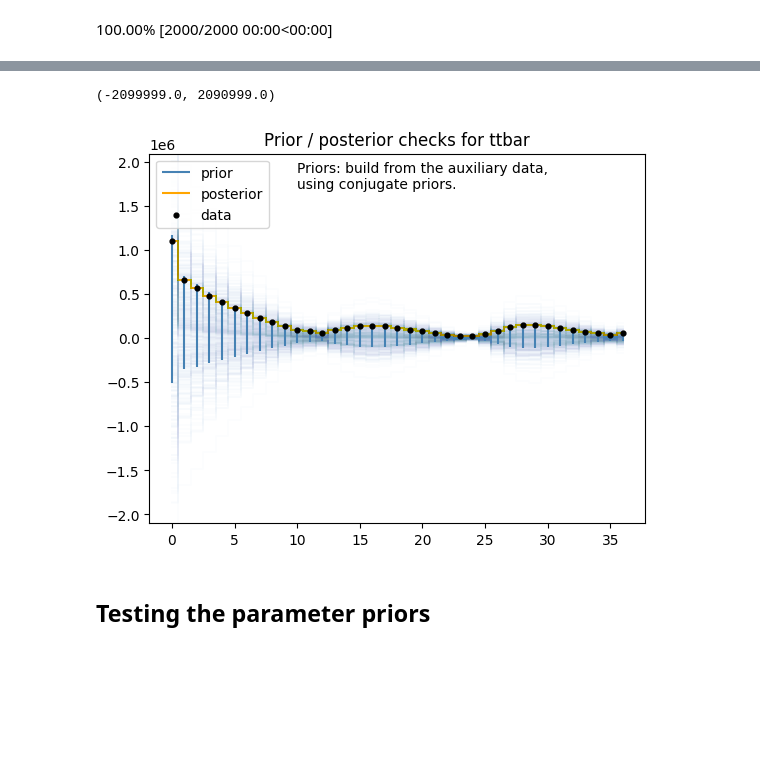
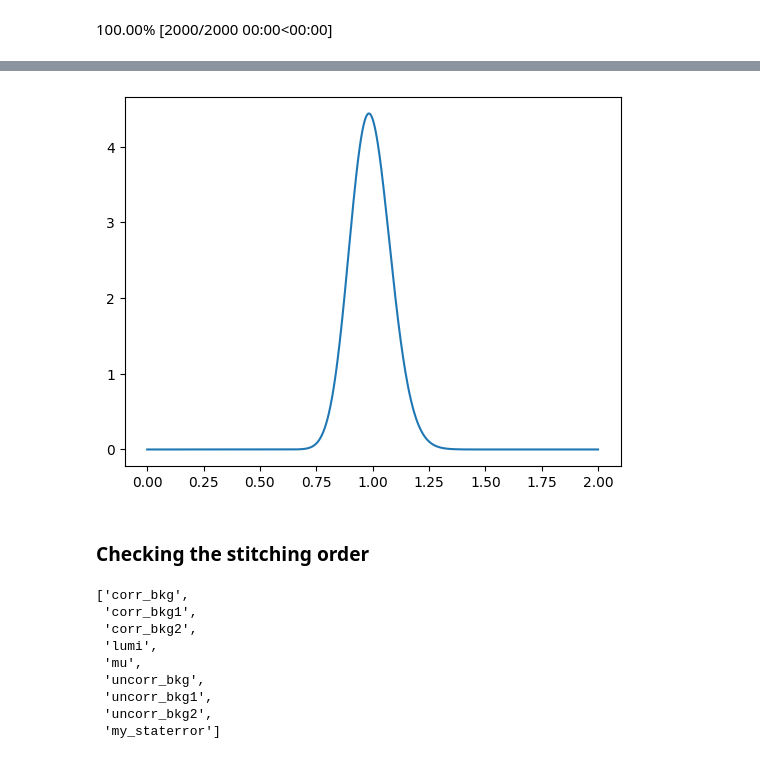
Before and after one commit to malin-horstmann/bayesian_pyhf, a Jupyter notebook: PPC/priors.ipynb, the cells around one changed output, grey strips where cells are left out. Drawn from its saved outputs; the diff is of its cells as text; code cells hidden in the pictures; blank space fills up the shorter version.

```diff
--- a/PPC/priors.ipynb
+++ b/PPC/priors.ipynb
@@ -204,28 +346,34 @@ plt.legend(loc='upper left')
-# %%
-### Plotting ...
-    ## Prior predictive
-plt.step(np.linspace(0,nBins-1,nBins),prior_data.prior_predictive.main[0].T, alpha = 0.01, c = 'steelblue', where = 'mid');
-plt.vlines(np.arange(nBins),*np.quantile(prior_data.prior_predictive.main[0],[.15,.85],axis=0), colors = 'steelblue', label="prior");
-    ## Posterior predictive
-plt.step(np.linspace(0,nBins-1,nBins),post_pred.posterior_predictive.main[0].T, alpha = 0.01, c = 'orange', where = 'mid');
-plt.vlines(np.arange(nBins),*np.quantile(post_pred.posterior_predictive.main[0],[.15,.85],axis=0), colors = 'orange', label="posterior")
-    ## Observations
-plt.scatter(np.arange(nBins), obs, c = 'k',s=12, zorder = 999, label = "data")
-plt.legend(loc='upper left')
-
-# plt.text(0.5, 4.25, 'Priors: build from the auxiliary data, \nusing conjugate priors.')
-plt.text(10, 1699999, 'Priors: build from the auxiliary data, \nusing conjugate priors.')
-plt.title(f'Prior / posterior checks for {n}')
-
-ax = plt.gca()
-ax.set_ylim([-2099999, 2090999])
-
-# plt.savefig(f'{n}.pdf')
-# %% [output]
-(-2099999.0, 2090999.0)
-[figure, removed]
-# %% [markdown]
-## Testing the parameter priors
+# %%
+### Checking form of the gamma priors
+xi = np.linspace(0, 2, 1000)
+sigma = 5/55
+    ## a = sigma**(-2)
+auxdata = (1/sigma)**2
+alpha = auxdata
+beta = auxdata + 1
+    ## Attention, notation is weird but the alpha and beta here are the same ones from pm.gamma
+pi = sps.gamma(alpha, scale = 1/beta).pdf(xi)
+
+###
+plt.plot(xi, pi)
+plt.show()
+# %% [output]
+[figure, added]
+# %% [markdown]
+### Checking the stitching order
+# %%
+### I stitch to model.config.par_map
+model.config.par_order
+# %% [output]
+['corr_bkg',
+ 'corr_bkg1',
+ 'corr_bkg2',
+ 'lumi',
+ 'mu',
+ 'uncorr_bkg',
+ 'uncorr_bkg1',
+ 'uncorr_bkg2',
+ 'my_staterror']
 # %%
 ### Extracting the input values from the auxiliary data
     ## Stitching
```
Also changed, not shown: parts of 19 cells of this notebook, 1 other file.
